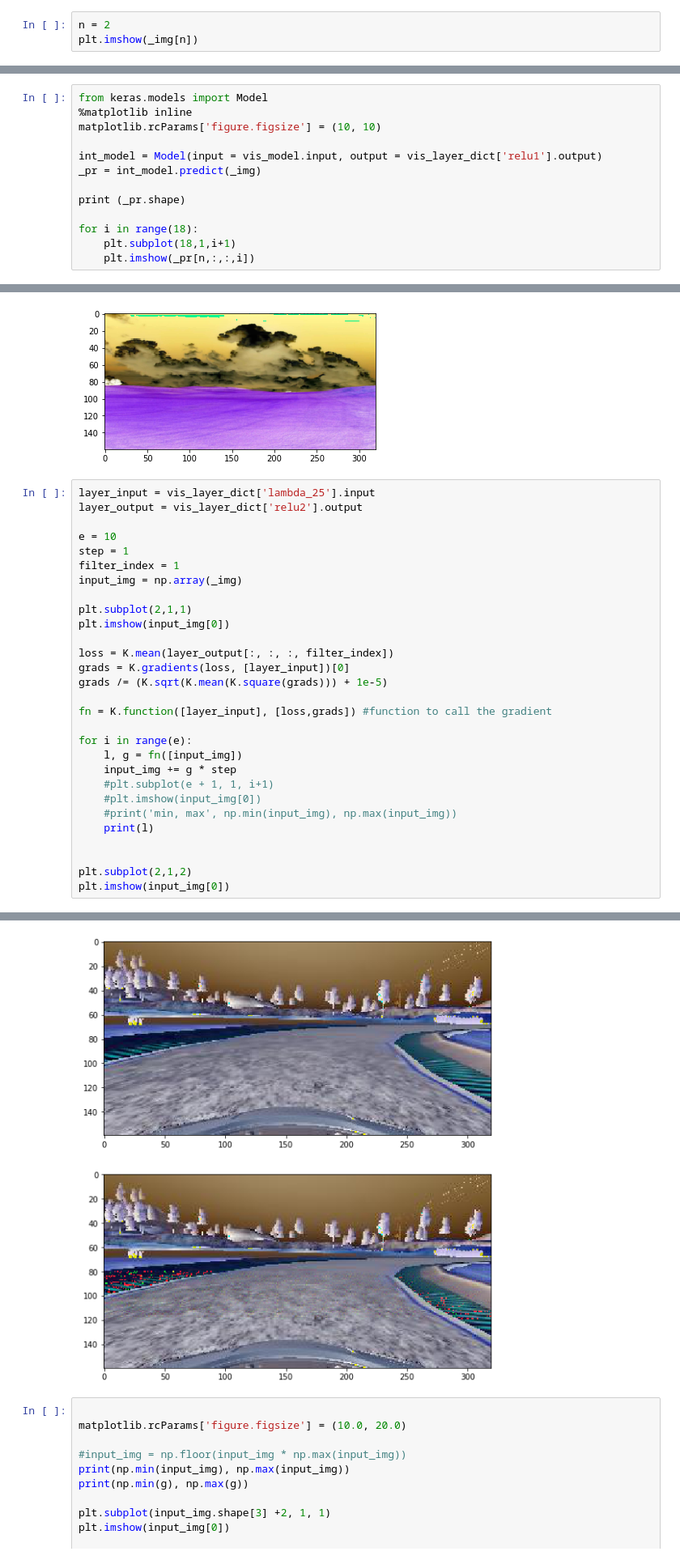
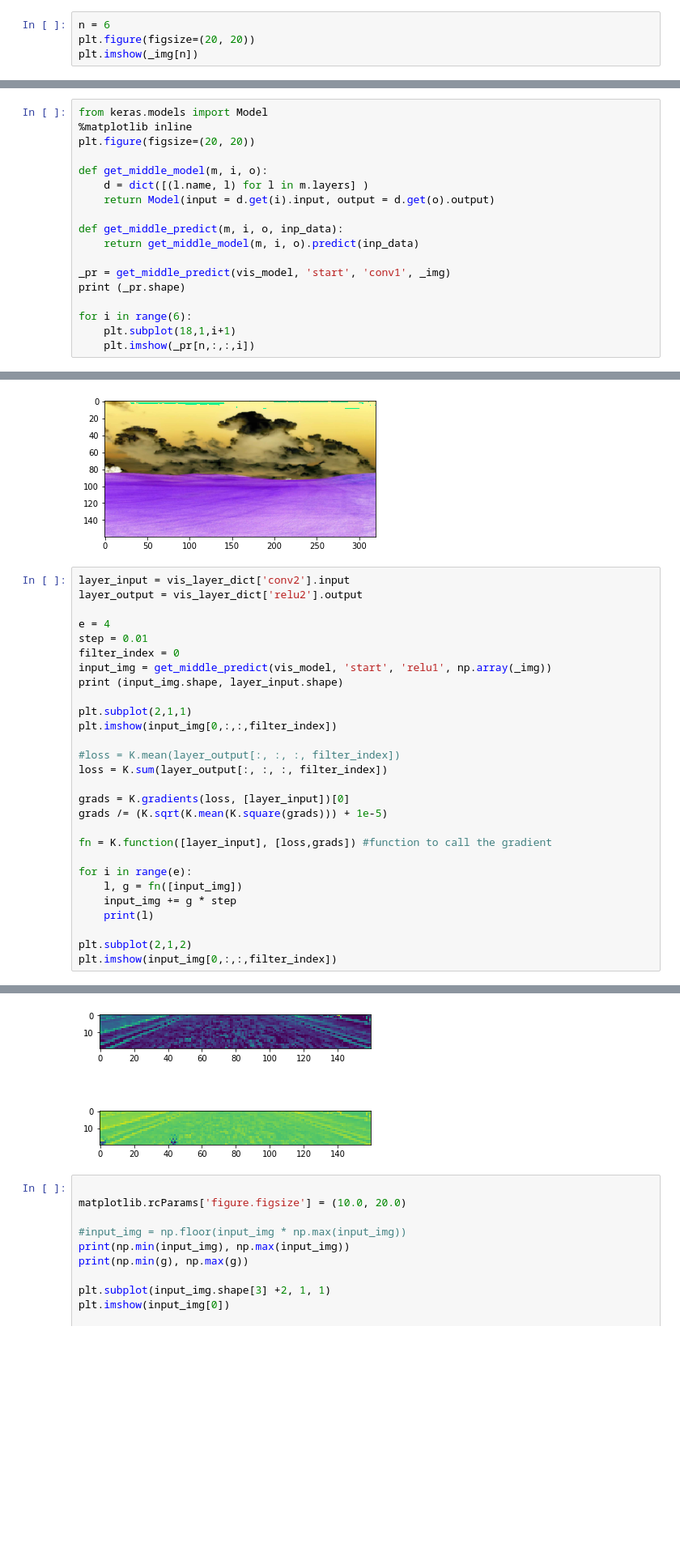
Before and after one commit to tempflip/CarND-Behavioral-Cloning-P3, a Jupyter notebook: generate_model.py.ipynb, the cells around one changed output, grey strips where cells are left out. Shown at 81% size. Cells and saved outputs as stored; diff of their text form; blank space fills up the shorter version.

```diff
--- a/generate_model.py.ipynb
+++ b/generate_model.py.ipynb
@@ -323,7 +322,8 @@ Trainable params: 145,749
 Non-trainable params: 0
 ____________________________________________________________________________________________________
 # %%
-n = 2
+n = 6
+plt.figure(figsize=(20, 20))
 plt.imshow(_img[n])
 # %% [output]
 <matplotlib.image.AxesImage at 0x...>
@@ -331,14 +331,19 @@ plt.imshow(_img[n])
 # %%
 from keras.models import Model
 %matplotlib inline
-matplotlib.rcParams['figure.figsize'] = (10, 10)
+plt.figure(figsize=(20, 20))
 
-int_model = Model(input = vis_model.input, output = vis_layer_dict['relu1'].output)
-_pr = int_model.predict(_img)
+def get_middle_model(m, i, o):
+    d = dict([(l.name, l) for l in m.layers] )
+    return Model(input = d.get(i).input, output = d.get(o).output)
 
+def get_middle_predict(m, i, o, inp_data):
+    return get_middle_model(m, i, o).predict(inp_data)
+
+_pr = get_middle_predict(vis_model, 'start', 'conv1', _img)
 print (_pr.shape)
 
-for i in range(18):
+for i in range(6):
     plt.subplot(18,1,i+1)
     plt.imshow(_pr[n,:,:,i])
 # %% [output]
@@ -353,18 +375,21 @@ plt.imshow(chessboard)
 <matplotlib.image.AxesImage at 0x...>
 [figure]
 # %%
-layer_input = vis_layer_dict['lambda_25'].input
+layer_input = vis_layer_dict['conv2'].input
 layer_output = vis_layer_dict['relu2'].output
 
-e = 10
-step = 1
-filter_index = 1
-input_img = np.array(_img)
+e = 4
+step = 0.01
+filter_index = 0
+input_img = get_middle_predict(vis_model, 'start', 'relu1', np.array(_img))
+print (input_img.shape, layer_input.shape)
 
 plt.subplot(2,1,1)
-plt.imshow(input_img[0])
+plt.imshow(input_img[0,:,:,filter_index])
 
-loss = K.mean(layer_output[:, :, :, filter_index])
+#loss = K.mean(layer_output[:, :, :, filter_index])
+loss = K.sum(layer_output[:, :, :, filter_index])
+
 grads = K.gradients(loss, [layer_input])[0]
 grads /= (K.sqrt(K.mean(K.square(grads))) + 1e-5)
 
@@ -373,12 +398,8 @@ fn = K.function([layer_input], [loss,grads]) #function to call the gradient
 for i in range(e):
     l, g = fn([input_img])
     input_img += g * step
-    #plt.subplot(e + 1, 1, i+1)
-    #plt.imshow(input_img[0])
-    #print('min, max', np.min(input_img), np.max(input_img))
     print(l)
 
-
 plt.subplot(2,1,2)
-plt.imshow(input_img[0])
+plt.imshow(input_img[0,:,:,filter_index])
 # %% [output]
@@ -395,5 +411,5 @@ plt.imshow(input_img[0])
 <matplotlib.image.AxesImage at 0x...>
-[figure, old version]
+[figure, new version]
 # %%
 
 matplotlib.rcParams['figure.figsize'] = (10.0, 20.0)
```
Also changed, not shown: parts of 9 cells of this notebook.
